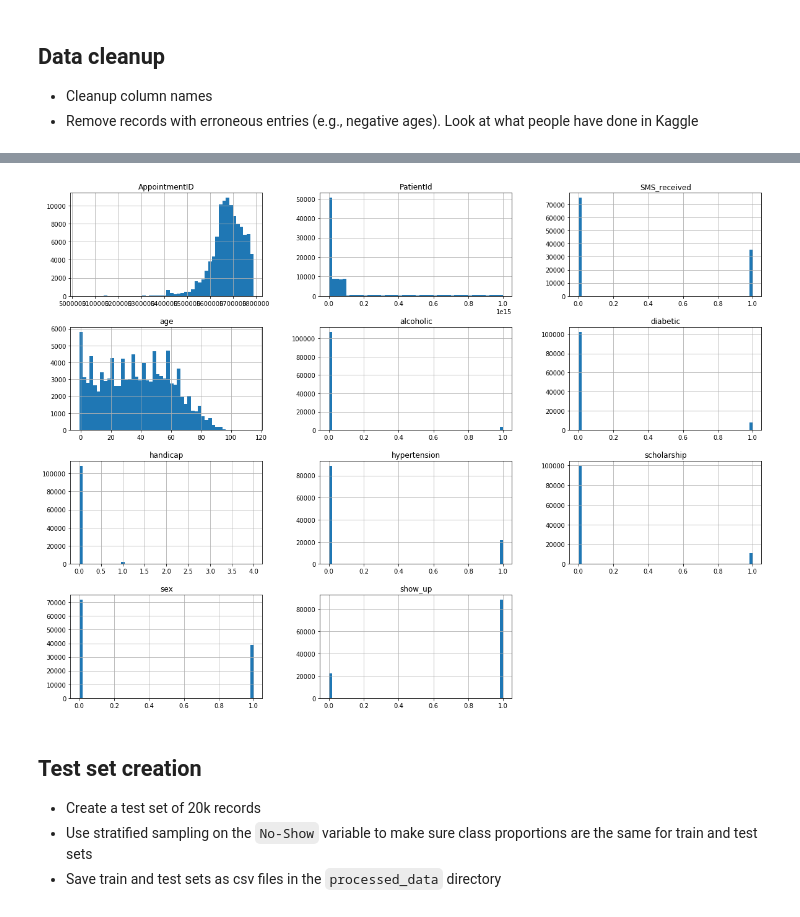
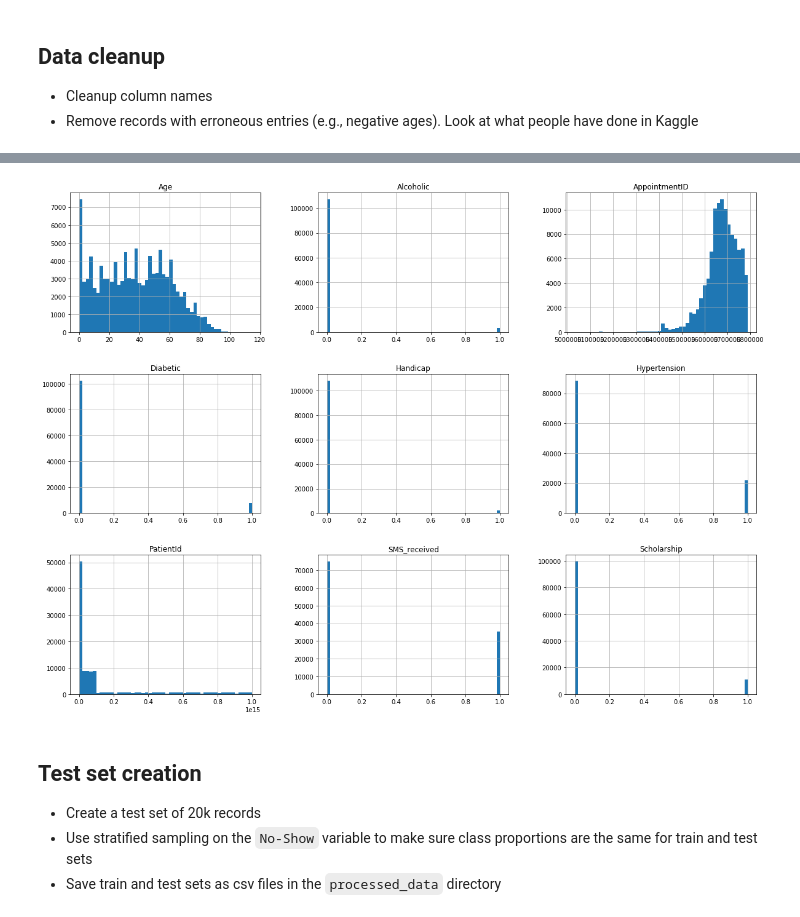
Before and after one commit to tejasmi5/mldm_project2, a Jupyter notebook: partI.ipynb, the cells around one changed output, grey strips where cells are left out. Cells and saved outputs as stored; diff of their text form; code cells hidden in the pictures.

```diff
--- a/partI.ipynb
+++ b/partI.ipynb
@@ -109,0 +118,6 @@ memory usage: 11.8+ MB
+# %%
+def load_project2_data(project2_path=DATA_DIR):
+    csv_path = os.path.join(project2_path, "Project2_DataClean.csv")
+    return pd.read_csv(csv_path)
+data_clean = load_project2_data()
+data_clean.head()
@@ -110,10 +131,10 @@ memory usage: 11.8+ MB
 # %%
 %matplotlib inline
 import matplotlib.pyplot as plt
-data.hist(bins=50, figsize=(20,15))
+data_clean.hist(bins=50, figsize=(20,15))
 plt.show()
 # %% [output]
-[figure, old version]
+[figure, new version]
 # %% [markdown]
 ## Test set creation
 
```
Also changed, not shown: parts of 21 cells of this notebook.
